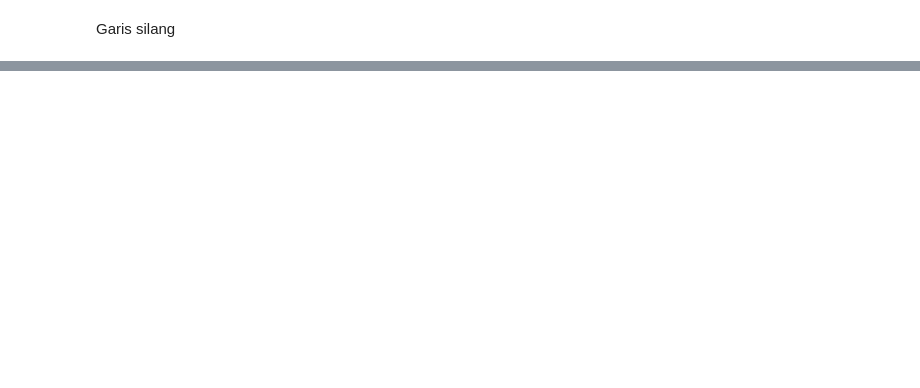
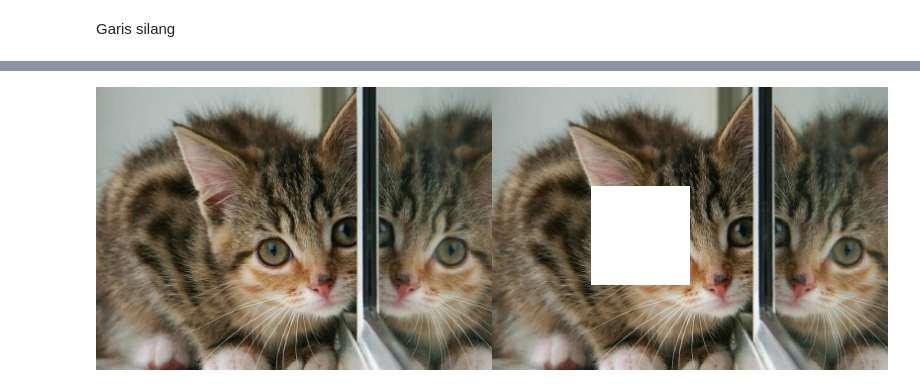
Before and after one commit to Qitaa/PCVK_Genap_2023, a Jupyter notebook: Week_1.ipynb, the cells around one changed output, grey strips where cells are left out. Drawn from its saved outputs; the diff is of its cells as text; code cells hidden in the pictures; blank space fills up the shorter version.

```diff
--- a/Week_1.ipynb
+++ b/Week_1.ipynb
@@ -105,0 +119,13 @@ cv2_imshow(final_frame)
+# %%
+image_2 = cv.cvtColor(image, cv.COLOR_BGR2RGB)
+image_3 = cv.cvtColor(image, cv.COLOR_BGR2RGB)
+
+#cv.rectangle(image_3, pt1=(300, 100), pt2=(200, 200), color=(255, 255, 255), thickness=-10)
+for y in range (100,200):
+  for x in range (100,200):
+    image_3[y,x] = [255,255,255]
+
+final_frame = cv.hconcat((image_2,image_3))
+cv2_imshow(final_frame)
+# %% [output]
+[figure, added]
```
Also changed, not shown: parts of 9 cells of this notebook.
